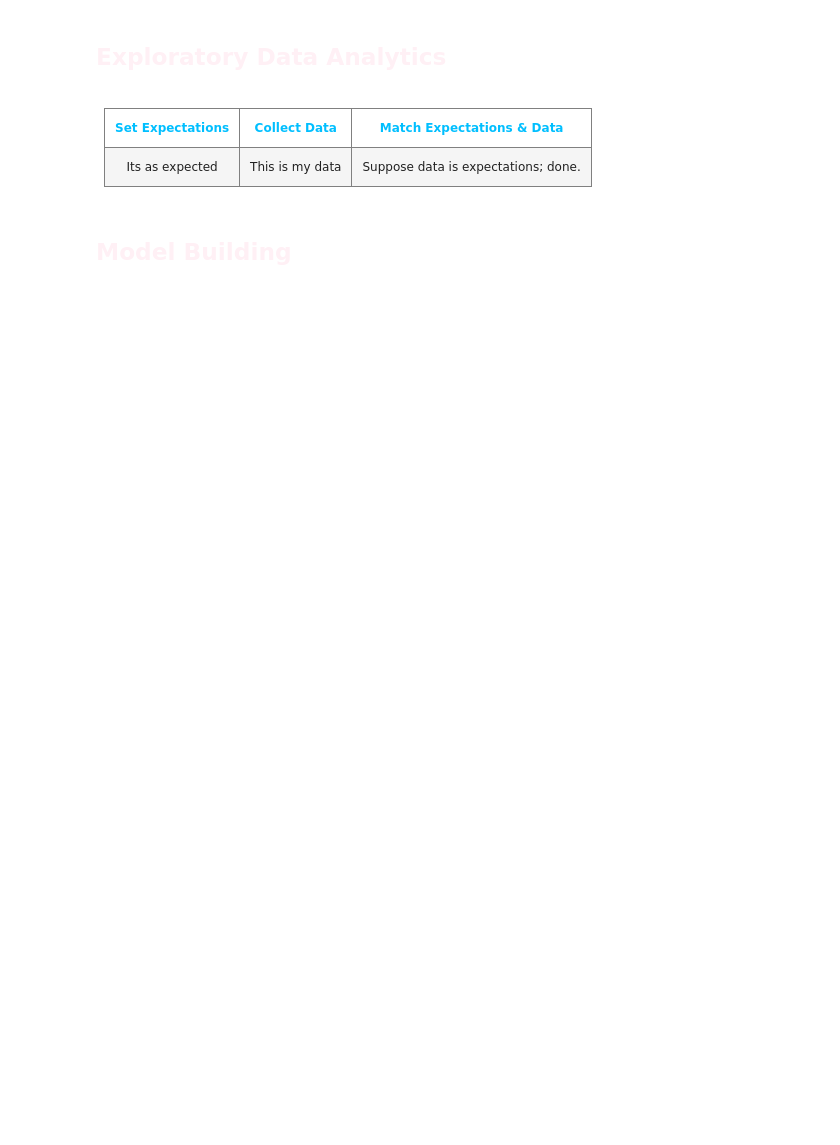
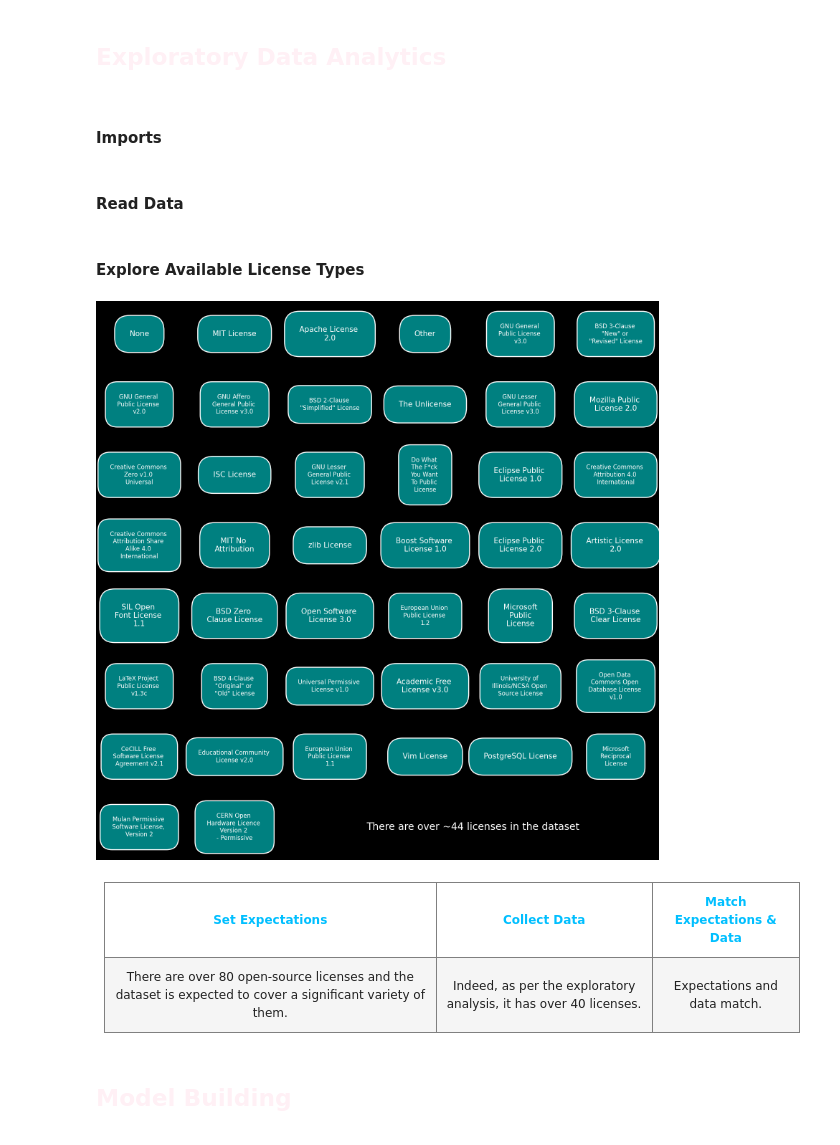
Before and after one commit to EssamWisam/Github-Metadata-Analytics, a Jupyter notebook: Questions/D - License Prevalence/LicensePrevalence.ipynb, the cells around one changed output. Saved outputs shown, nothing was run; the diff lists cells and outputs as text; code cells hidden in the pictures; blank space fills up the shorter version.

Commit message:
✨ Finish License Prevalence Question

```diff
--- a/Questions/D - License Prevalence/LicensePrevalence.ipynb
+++ b/Questions/D - License Prevalence/LicensePrevalence.ipynb
@@ -61,0 +62,2 @@
+# %% [markdown]
+#### Imports
@@ -62,3 +69,14 @@
+# %% [markdown]
+#### Read Data
+# %%
+# read the data
+x_data_d, _ = read_data(kind="all", fix=True)
+# %% [markdown]
+#### Explore Available License Types
+# %%
+explore_license(x_data_d)
+# %% [output]
+[figure, added]
 # %% [markdown]
 <span style="font-family:Avenir;">
 
@@ -79,13 +97,13 @@
   <tbody>
     <tr>
       <td style="padding:10px; border:0.5px solid grey; text-align: center; width:33.33%;">
-      Its as expected
+      There are over 80 open-source licenses and the dataset is expected to cover a significant variety of them.
       </td>
       <td style="padding:10px; border:0.5px solid grey; text-align: center; width:33.33%;">
-      This is my data
+      Indeed, as per the exploratory analysis, it has over 40 licenses.
       </td>
       <td style="padding:10px; border:0.5px solid grey; text-align: center; width:33.33%;">
-      Suppose data is expectations; done.
+      Expectations and data match.
       </td>
     </tr>
   </tbody>
```
Also changed, not shown: parts of 15 cells of this notebook, 5 other files.
